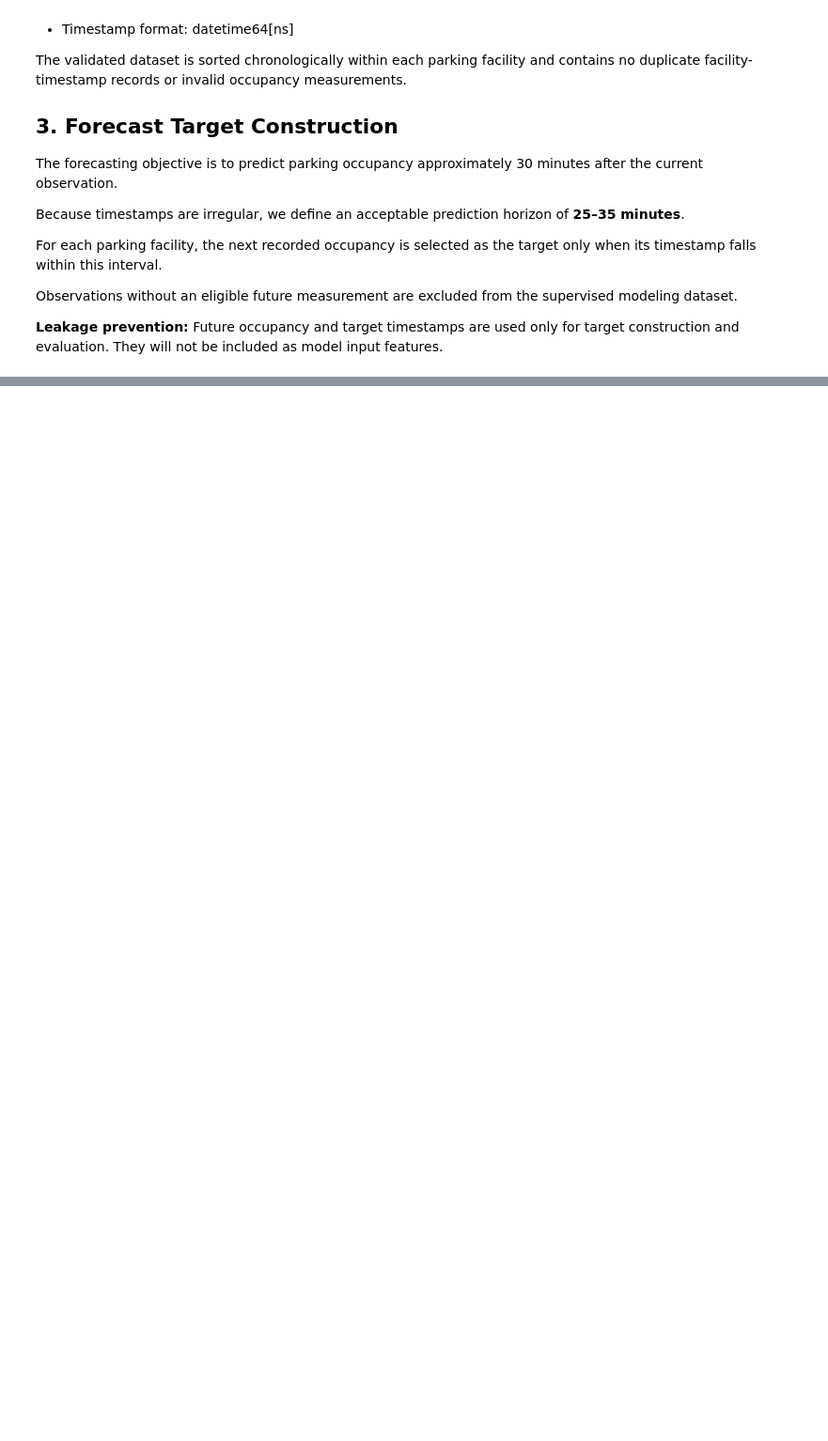
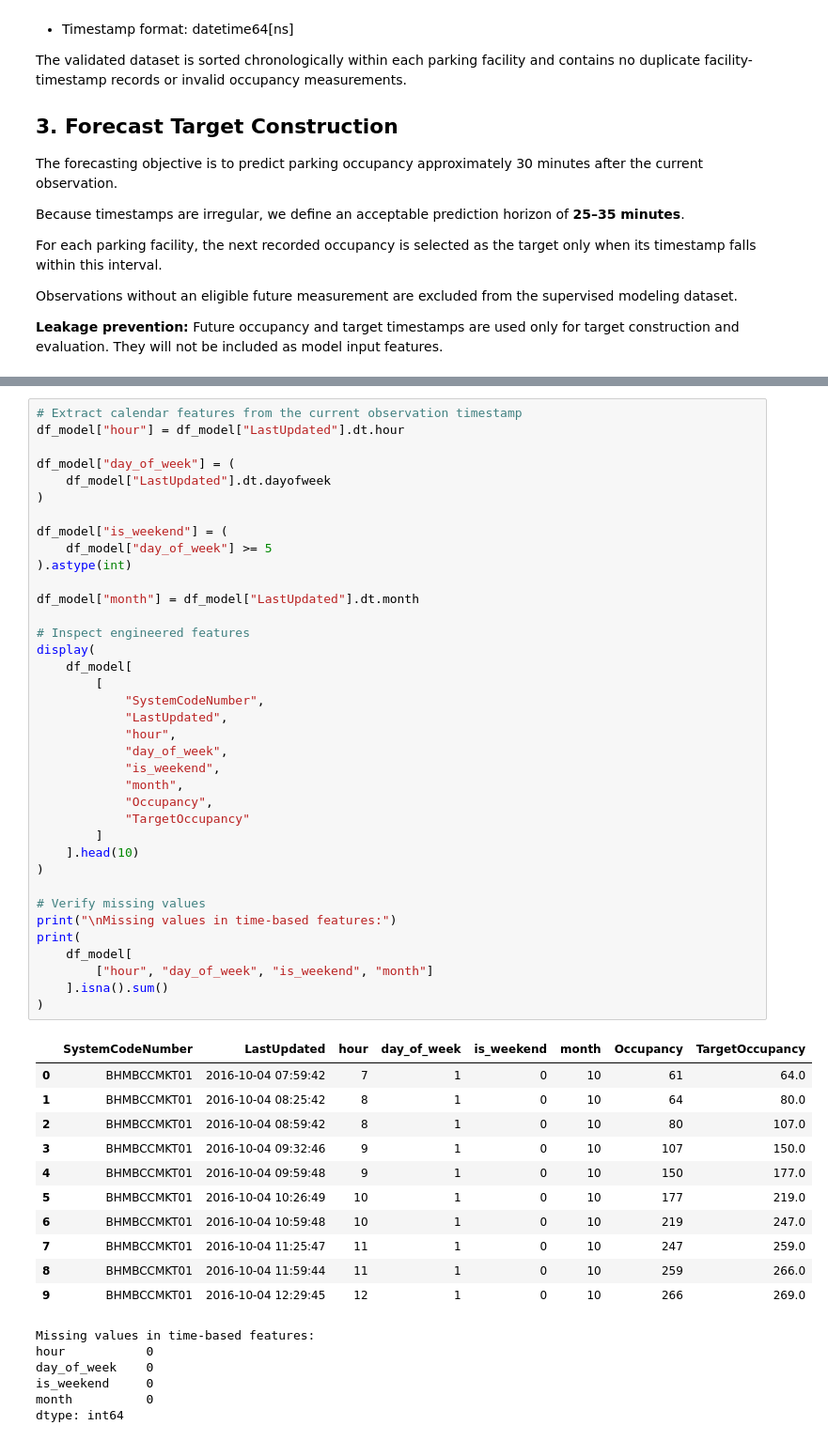
Before and after one commit to mmpara27/parking-predictability, a Jupyter notebook: notebooks/02_feature_engineering.ipynb, the cells around one changed output, grey strips where cells are left out. Shown at 94% size. Cells and saved outputs as stored; diff of their text form; blank space fills up the shorter version.

```diff
--- a/notebooks/02_feature_engineering.ipynb
+++ b/notebooks/02_feature_engineering.ipynb
@@ -183,0 +229,55 @@ Missing target values: 0
+# %%
+# Extract calendar features from the current observation timestamp
+df_model["hour"] = df_model["LastUpdated"].dt.hour
+
+df_model["day_of_week"] = (
+    df_model["LastUpdated"].dt.dayofweek
+)
+
+df_model["is_weekend"] = (
+    df_model["day_of_week"] >= 5
+).astype(int)
+
+df_model["month"] = df_model["LastUpdated"].dt.month
+
+# Inspect engineered features
+display(
+    df_model[
+        [
+            "SystemCodeNumber",
+            "LastUpdated",
+            "hour",
+            "day_of_week",
+            "is_weekend",
+            "month",
+            "Occupancy",
+            "TargetOccupancy"
+        ]
+    ].head(10)
+)
+
+# Verify missing values
+print("\nMissing values in time-based features:")
+print(
+    df_model[
+        ["hour", "day_of_week", "is_weekend", "month"]
+    ].isna().sum()
+)
+# %% [output]
+|  | SystemCodeNumber | LastUpdated | hour | day_of_week | is_weekend | month | Occupancy | TargetOccupancy |
+| 0 | BHMBCCMKT01 | 2016-10-04 07:59:42 | 7 | 1 | 0 | 10 | 61 | 64.0 |
+| 1 | BHMBCCMKT01 | 2016-10-04 08:25:42 | 8 | 1 | 0 | 10 | 64 | 80.0 |
+| 2 | BHMBCCMKT01 | 2016-10-04 08:59:42 | 8 | 1 | 0 | 10 | 80 | 107.0 |
+| 3 | BHMBCCMKT01 | 2016-10-04 09:32:46 | 9 | 1 | 0 | 10 | 107 | 150.0 |
+| 4 | BHMBCCMKT01 | 2016-10-04 09:59:48 | 9 | 1 | 0 | 10 | 150 | 177.0 |
+| 5 | BHMBCCMKT01 | 2016-10-04 10:26:49 | 10 | 1 | 0 | 10 | 177 | 219.0 |
+| 6 | BHMBCCMKT01 | 2016-10-04 10:59:48 | 10 | 1 | 0 | 10 | 219 | 247.0 |
+| 7 | BHMBCCMKT01 | 2016-10-04 11:25:47 | 11 | 1 | 0 | 10 | 247 | 259.0 |
+| 8 | BHMBCCMKT01 | 2016-10-04 11:59:44 | 11 | 1 | 0 | 10 | 259 | 266.0 |
+| 9 | BHMBCCMKT01 | 2016-10-04 12:29:45 | 12 | 1 | 0 | 10 | 266 | 269.0 |
+Missing values in time-based features:
+hour           0
+day_of_week    0
+is_weekend     0
+month          0
+dtype: int64
```
Also changed, not shown: parts of 14 cells of this notebook, 1 other file.
